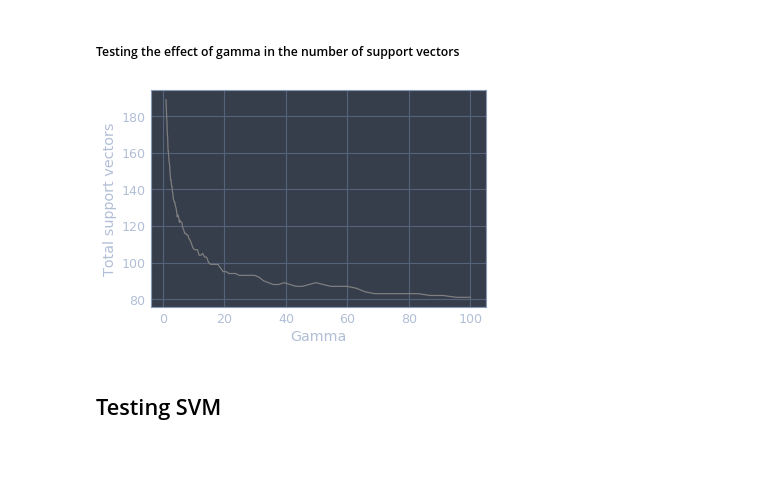
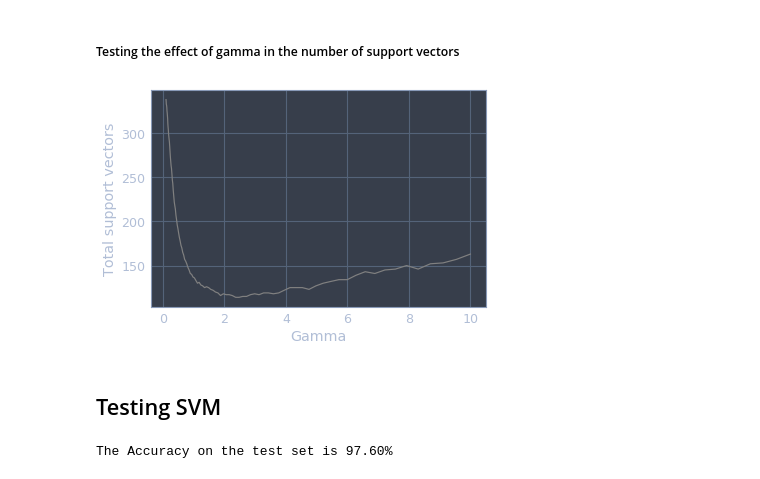
Before and after one commit to svilches/ml, a Jupyter notebook: Assignment 7/7.2 Kernel methods in practice.ipynb, the cells around one changed output. Drawn from its saved outputs; the diff is of its cells as text; code cells hidden in the pictures.

```diff
--- a/Assignment 7/7.2 Kernel methods in practice.ipynb
+++ b/Assignment 7/7.2 Kernel methods in practice.ipynb
@@ -85,15 +85,32 @@ ax.set_title("Input data");
 # %% [markdown]
 ##### Testing the effect of gamma in the number of support vectors
 # %%
-gammas=np.logspace(0,2,num=100)
+gammas=np.logspace(-1,1,num=100)
 nSupports=[]
-for gamma in gammas:
-    clf=svm.SVC(gamma);
+for g in gammas:
+    clf=svm.SVC(gamma=g,C=1);
     clf.fit(x, y);
     nSupports.append(np.sum(clf.n_support_))
 plt.plot(gammas,nSupports,c='gray');
 plt.xlabel('Gamma'); plt.ylabel('Total support vectors');
 # %% [output]
-[figure, old version]
+[figure, new version]
 # %% [markdown]
 ## Testing SVM
+# %%
+# Split the data in train/test set
+rTrain=0.5; # ratio of data used for training
+nTest=int(y.size*(1-rTrain))
+x_train=x[:-nTest,:]
+y_train=y[:-nTest]
+x_test=x[-nTest:,:]
+y_test=y[-nTest:]
+
+# Train SVM
+clf=svm.SVC(kernel='rbf',gamma=2,C=1); # Increased C = more complexity
+clf.fit(x_train, y_train);
+#Test with new data
+y_prediction=clf.predict(x_test)
+print('The Accuracy on the test set is %.2f%%' %(sum(y_test==y_prediction)/len(y_test)*100))
+# %% [output]
+The Accuracy on the test set is 97.60%
```
Also changed, not shown: parts of 2 cells of this notebook.
